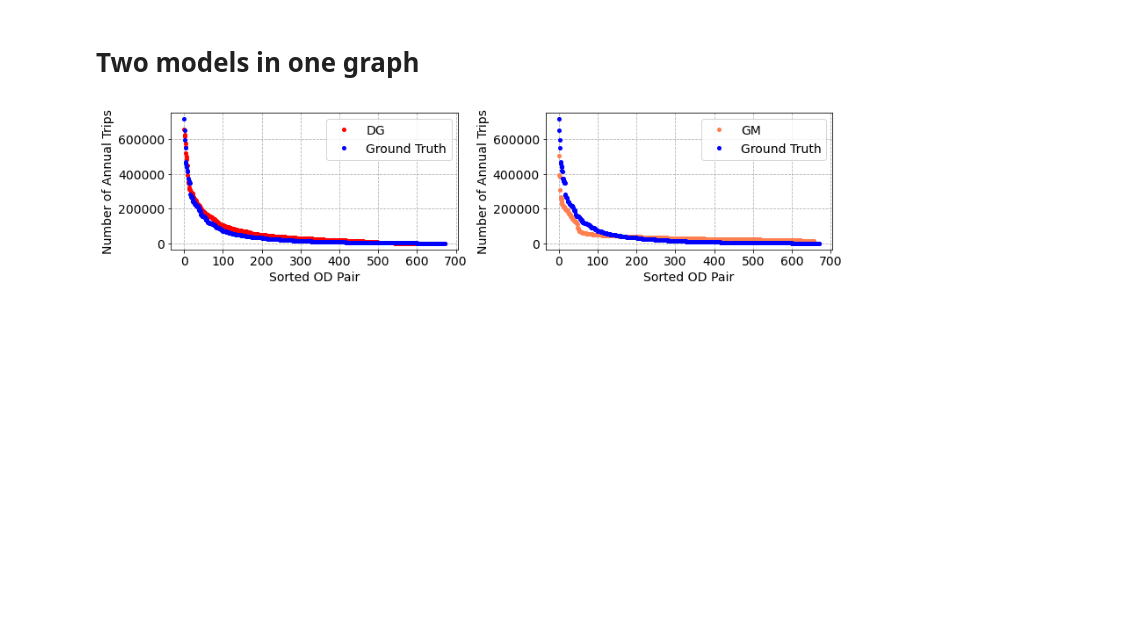
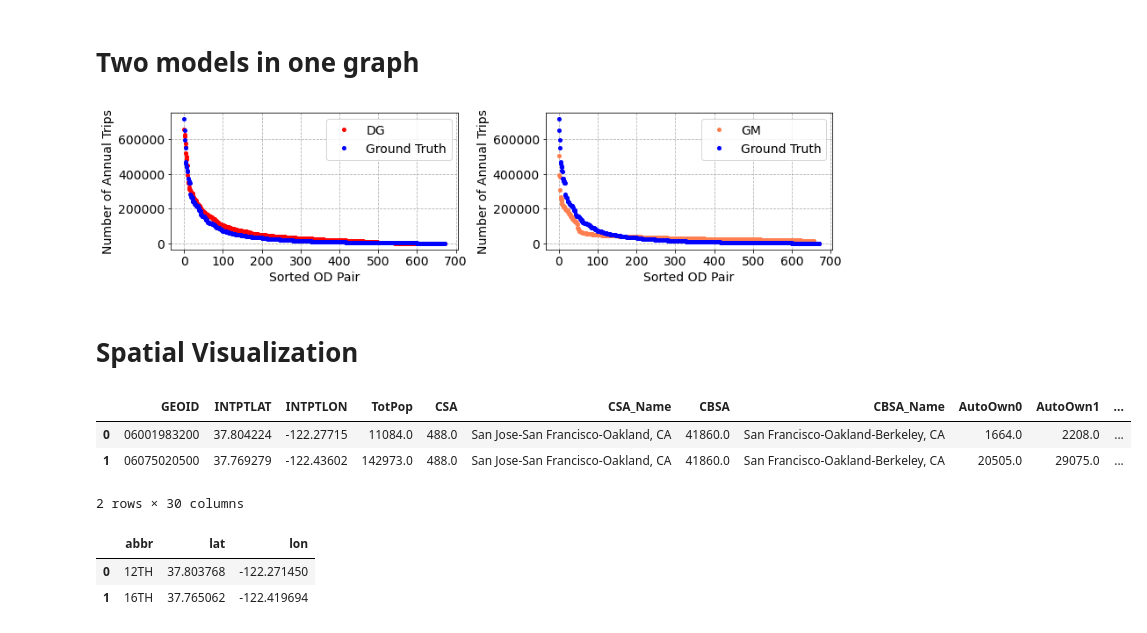
Before and after one commit to khzhang2/BART_Ridership_Prediction, a Jupyter notebook: Result_Analysis_dg_g.ipynb, the cells around one changed output. Saved outputs shown, nothing was run; the diff lists cells and outputs as text; code cells hidden in the pictures; blank space fills up the shorter version.

```diff
--- a/Result_Analysis_dg_g.ipynb
+++ b/Result_Analysis_dg_g.ipynb
@@ -158,3 +158,5 @@ plt.tight_layout()
 fig_res.savefig('./res/dg and g/res.png', dpi=500)
 # %% [output]
 [figure]
+# %% [markdown]
+# Spatial Visualization
@@ -160,0 +165,17 @@ fig_res.savefig('./res/dg and g/res.png', dpi=500)
+# %%
+data_X_all = gpd.read_file('./data/data_X_all.shp')
+stops = pd.read_csv('./data/stops_order.csv', index_col=0).iloc[:48, :]
+# %%
+data_X_all.head(2)
+# %% [output]
+|  | GEOID | INTPTLAT | INTPTLON | TotPop | CSA | CSA_Name | CBSA | CBSA_Name | AutoOwn0 | AutoOwn1 | ... |
+| 0 | 06001983200 | 37.804224 | -122.27715 | 11084.0 | 488.0 | San Jose-San Francisco-Oakland, CA | 41860.0 | San Francisco-Oakland-Berkeley, CA | 1664.0 | 2208.0 | ... |
+| 1 | 06075020500 | 37.769279 | -122.43602 | 142973.0 | 488.0 | San Jose-San Francisco-Oakland, CA | 41860.0 | San Francisco-Oakland-Berkeley, CA | 20505.0 | 29075.0 | ... |
+2 rows × 30 columns
+# %%
+bart_coor = pd.read_csv('./data/station-coor.csv', index_col=0)
+bart_coor.head(2)
+# %% [output]
+|  | abbr | lat | lon |
+| 0 | 12TH | 37.803768 | -122.271450 |
+| 1 | 16TH | 37.765062 | -122.419694 |
```
Also changed, not shown: parts of 2 cells of this notebook.
